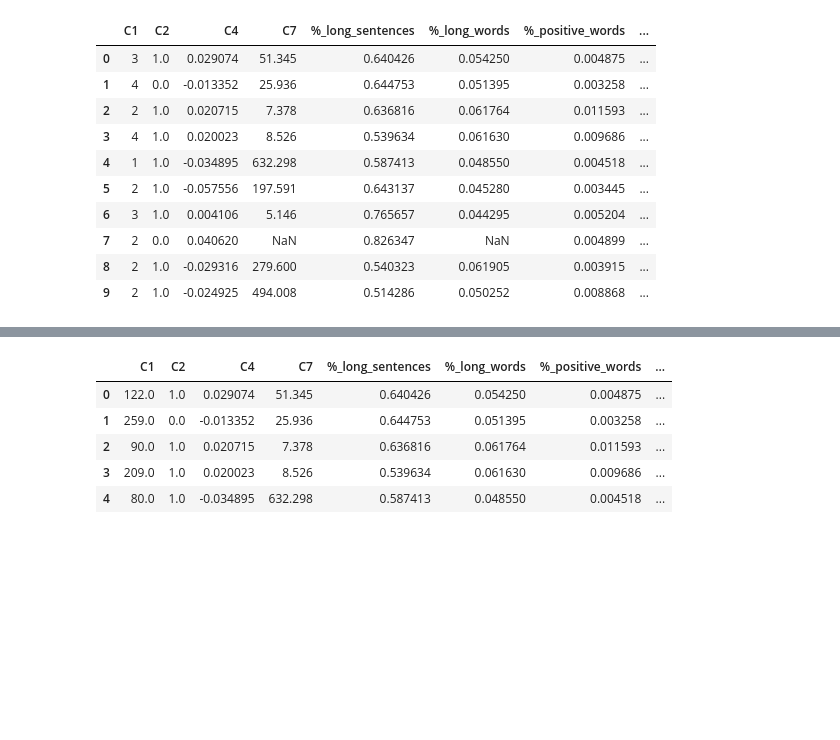
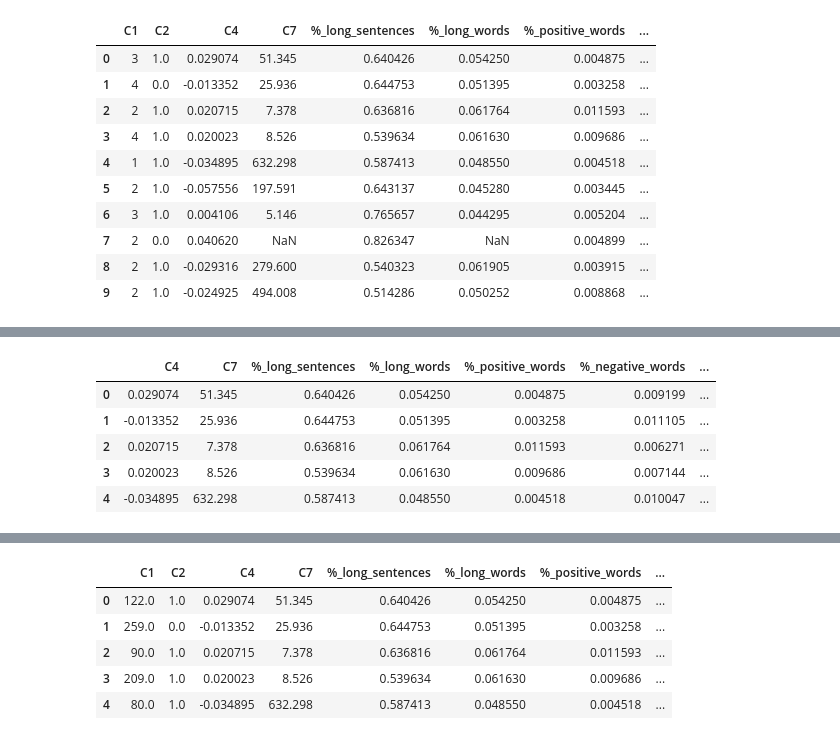
Before and after one commit to BA545-SP2019/2019-competition1-3-musketeers, a Jupyter notebook: Kevin_datasets.ipynb, the cells around one changed output, grey strips where cells are left out. Drawn from its saved outputs; the diff is of its cells as text; code cells hidden in the pictures; blank space fills up the shorter version.

```diff
--- a/Kevin_datasets.ipynb
+++ b/Kevin_datasets.ipynb
@@ -133,0 +89,16 @@ data.head()
+# %%
+#create dataframe of non-binary features
+#taking out all of the binary variables
+#dont want them to be transformed, manipulated
+
+cont_data = data.drop(columns = ["C2", "C3'", "one_hot_Manufacturing", "one_hot_Other", "one_hot_Public Services", "days_quantile_1.0",
+                                "days_quantile_2.0", "days_quantile_3.0", "days_quantile_4.0"])
+
+cont_data.head()
+# %% [output]
+|  | C4 | C7 | %_long_sentences | %_long_words | %_positive_words | %_negative_words | ... |
+| 0 | 0.029074 | 51.345 | 0.640426 | 0.054250 | 0.004875 | 0.009199 | ... |
+| 1 | -0.013352 | 25.936 | 0.644753 | 0.051395 | 0.003258 | 0.011105 | ... |
+| 2 | 0.020715 | 7.378 | 0.636816 | 0.061764 | 0.011593 | 0.006271 | ... |
+| 3 | 0.020023 | 8.526 | 0.539634 | 0.061630 | 0.009686 | 0.007144 | ... |
+| 4 | -0.034895 | 632.298 | 0.587413 | 0.048550 | 0.004518 | 0.010047 | ... |
```
Also changed, not shown: parts of 22 cells of this notebook.
